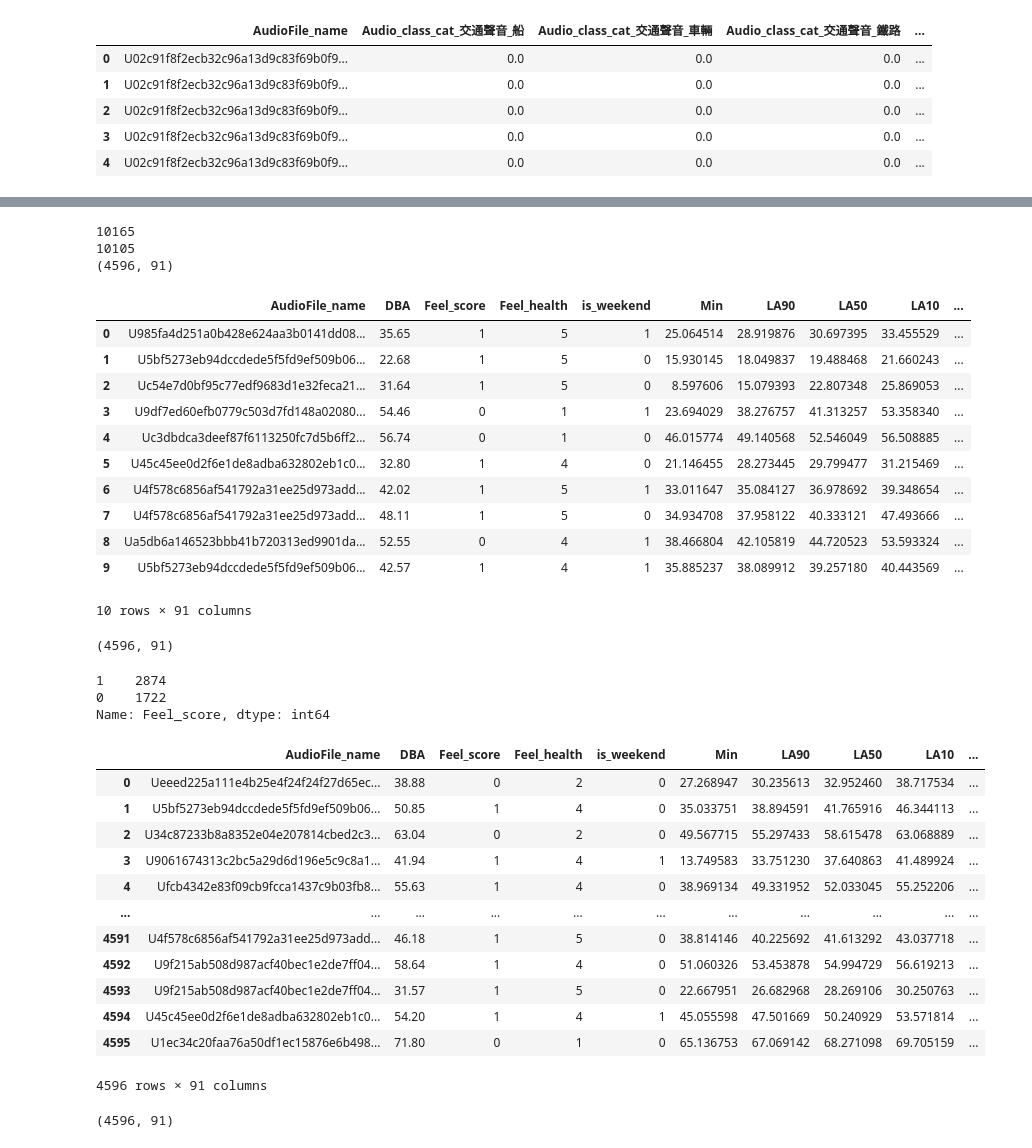
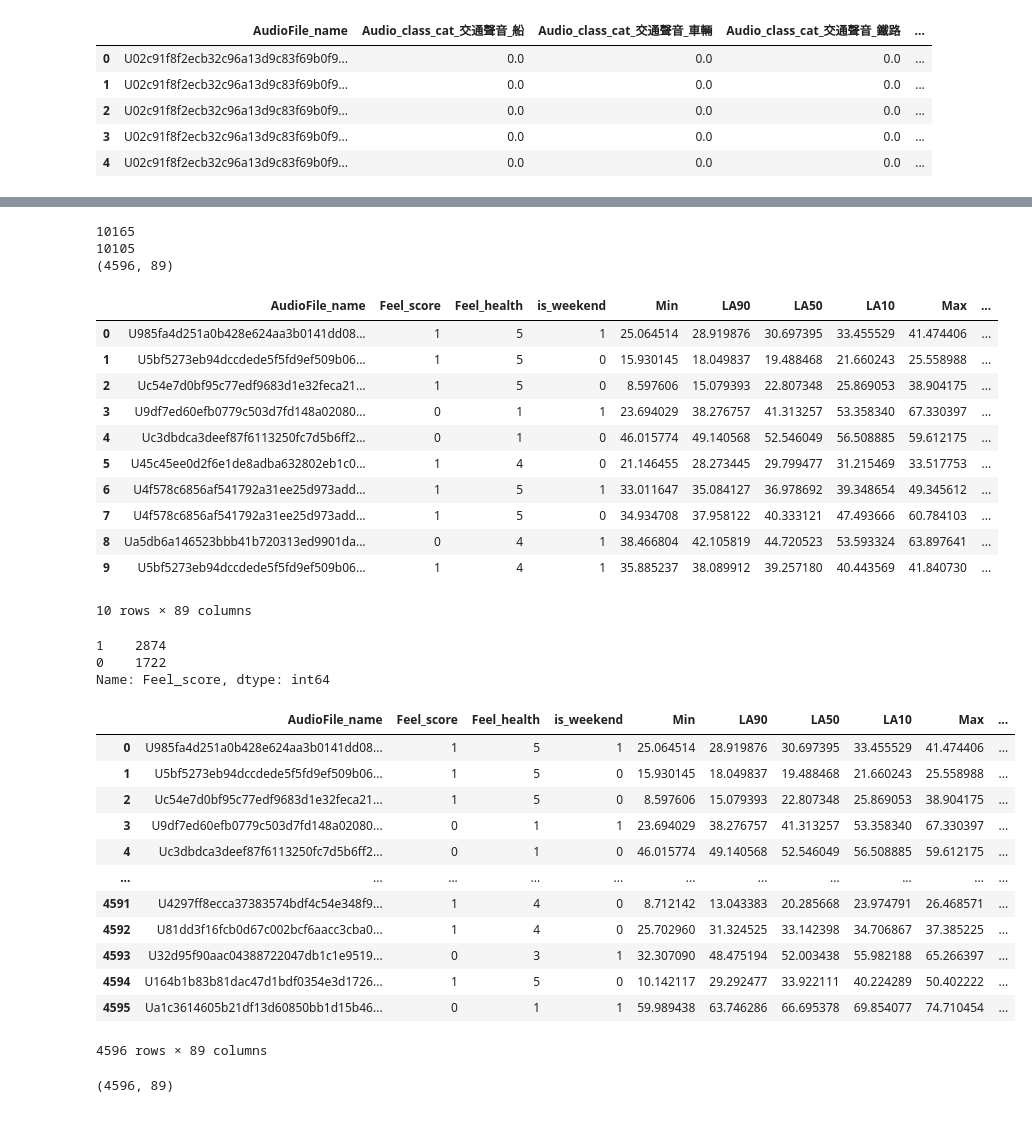
Before and after one commit to DENGRENHAO/Audio_Assessment, a Jupyter notebook: Create_dataset_for_Gradient_Boosting_latest.ipynb, the cells around one changed output, grey strips where cells are left out. Saved outputs shown, nothing was run; the diff lists cells and outputs as text; code cells hidden in the pictures.

```diff
--- a/Create_dataset_for_Gradient_Boosting_latest.ipynb
+++ b/Create_dataset_for_Gradient_Boosting_latest.ipynb
@@ -101,7 +101,7 @@ class_df.head()
 # %%
 df = pd.read_excel(os.path.join(basepath, 'linebot_data20221212.xlsx'))
 # 'Audio_class' will be merge from linebot_data_class.csv
-df = df[['AudioFile_name', 'DBA', 'Feel_score', 'Feel_health', '時', '周末',
+df = df[['AudioFile_name', 'Feel_score', 'Feel_health', '時', '周末',
          'Min', 'LA90', 'LA50', 'LA10', 'Max', 'Leq', 'LA10_LA90', 'MAX_MIN',
          '大於75dB', 'F65_75dB', 'F55_65dB', 'F45_55dB', '小於45dB',
          '大於4kHz', 'F200_4kHz', '小於200Hz', '100Hz', '125Hz', '160Hz', '200Hz', '250Hz', '315Hz',
@@ -149,32 +149,33 @@ df = df.assign(Time_cat=pd.cut(df['Time_cat'],
 
 df = one_hot_encode(df, 'Time_cat')
 df['Time_cat_night'] = df[['Time_cat_night1', 'Time_cat_night2']].max(axis=1)
-df = df.drop(['Time_cat_night1', 'Time_cat_night2'], axis=1)
 
 df = one_hot_encode(df, 'Max_LP')
 df = one_hot_encode(df, 'd_type')
 df = one_hot_encode(df, 'site_location2')
 df = one_hot_encode(df, 'ses_level')
 
+df = df.drop(['Time_cat_night1', 'Time_cat_night2', 'Max_LP_0'], axis=1)
+
 df = df.dropna().sample(frac=1, random_state=pd_random_seed).reset_index(drop=True)
 print(df.shape)
 df.head(10)
 # %% [output]
 10165
 10105
-(4596, 91)
+(4596, 89)
-|  | AudioFile_name | DBA | Feel_score | Feel_health | is_weekend | Min | LA90 | LA50 | LA10 | ... |
-| 0 | U985fa4d251a0b428e624aa3b0141dd08... | 35.65 | 1 | 5 | 1 | 25.064514 | 28.919876 | 30.697395 | 33.455529 | ... |
-| 1 | U5bf5273eb94dccdede5f5fd9ef509b06... | 22.68 | 1 | 5 | 0 | 15.930145 | 18.049837 | 19.488468 | 21.660243 | ... |
-| 2 | Uc54e7d0bf95c77edf9683d1e32feca21... | 31.64 | 1 | 5 | 0 | 8.597606 | 15.079393 | 22.807348 | 25.869053 | ... |
-| 3 | U9df7ed60efb0779c503d7fd148a02080... | 54.46 | 0 | 1 | 1 | 23.694029 | 38.276757 | 41.313257 | 53.358340 | ... |
-| 4 | Uc3dbdca3deef87f6113250fc7d5b6ff2... | 56.74 | 0 | 1 | 0 | 46.015774 | 49.140568 | 52.546049 | 56.508885 | ... |
-| 5 | U45c45ee0d2f6e1de8adba632802eb1c0... | 32.80 | 1 | 4 | 0 | 21.146455 | 28.273445 | 29.799477 | 31.215469 | ... |
-| 6 | U4f578c6856af541792a31ee25d973add... | 42.02 | 1 | 5 | 1 | 33.011647 | 35.084127 | 36.978692 | 39.348654 | ... |
-| 7 | U4f578c6856af541792a31ee25d973add... | 48.11 | 1 | 5 | 0 | 34.934708 | 37.958122 | 40.333121 | 47.493666 | ... |
-| 8 | Ua5db6a146523bbb41b720313ed9901da... | 52.55 | 0 | 4 | 1 | 38.466804 | 42.105819 | 44.720523 | 53.593324 | ... |
-| 9 | U5bf5273eb94dccdede5f5fd9ef509b06... | 42.57 | 1 | 4 | 1 | 35.885237 | 38.089912 | 39.257180 | 40.443569 | ... |
+|  | AudioFile_name | Feel_score | Feel_health | is_weekend | Min | LA90 | LA50 | LA10 | Max | ... |
+| 0 | U985fa4d251a0b428e624aa3b0141dd08... | 1 | 5 | 1 | 25.064514 | 28.919876 | 30.697395 | 33.455529 | 41.474406 | ... |
+| 1 | U5bf5273eb94dccdede5f5fd9ef509b06... | 1 | 5 | 0 | 15.930145 | 18.049837 | 19.488468 | 21.660243 | 25.558988 | ... |
+| 2 | Uc54e7d0bf95c77edf9683d1e32feca21... | 1 | 5 | 0 | 8.597606 | 15.079393 | 22.807348 | 25.869053 | 38.904175 | ... |
+| 3 | U9df7ed60efb0779c503d7fd148a02080... | 0 | 1 | 1 | 23.694029 | 38.276757 | 41.313257 | 53.358340 | 67.330397 | ... |
+| 4 | Uc3dbdca3deef87f6113250fc7d5b6ff2... | 0 | 1 | 0 | 46.015774 | 49.140568 | 52.546049 | 56.508885 | 59.612175 | ... |
+| 5 | U45c45ee0d2f6e1de8adba632802eb1c0... | 1 | 4 | 0 | 21.146455 | 28.273445 | 29.799477 | 31.215469 | 33.517753 | ... |
+| 6 | U4f578c6856af541792a31ee25d973add... | 1 | 5 | 1 | 33.011647 | 35.084127 | 36.978692 | 39.348654 | 49.345612 | ... |
+| 7 | U4f578c6856af541792a31ee25d973add... | 1 | 5 | 0 | 34.934708 | 37.958122 | 40.333121 | 47.493666 | 60.784103 | ... |
+| 8 | Ua5db6a146523bbb41b720313ed9901da... | 0 | 4 | 1 | 38.466804 | 42.105819 | 44.720523 | 53.593324 | 63.897641 | ... |
+| 9 | U5bf5273eb94dccdede5f5fd9ef509b06... | 1 | 4 | 1 | 35.885237 | 38.089912 | 39.257180 | 40.443569 | 41.840730 | ... |
-10 rows × 91 columns
+10 rows × 89 columns
 # %%
 # from scipy.io import wavfile as wav
 # from scipy.fft import *
@@ -275,7 +276,7 @@ df.head(10)
 # df = df.dropna()
 # df.head()
 # %%
-print(df.shape)
+# print(df.shape)
 # g = df.groupby('Feel_score')
 # print(g.size())
 # df = g.apply(lambda x: x.sample(g.size().min())).reset_index(drop=True)
@@ -303,33 +304,31 @@ print(df.shape)
 # df = pd.concat([df_0, c1], axis=0)
 # print(df.shape)
 # df
-# %% [output]
-(4596, 91)
 # %%
 print(df.Feel_score.value_counts())
-df = df.sample(frac=1, random_state=pd_random_seed).reset_index(drop=True)
+# df = df.sample(frac=1, random_state=pd_random_seed).reset_index(drop=True)
 df
 # %% [output]
 1    2874
 0    1722
 Name: Feel_score, dtype: int64
-|  | AudioFile_name | DBA | Feel_score | Feel_health | is_weekend | Min | LA90 | LA50 | LA10 | ... |
-| 0 | Ueeed225a111e4b25e4f24f24f27d65ec... | 38.88 | 0 | 2 | 0 | 27.268947 | 30.235613 | 32.952460 | 38.717534 | ... |
-| 1 | U5bf5273eb94dccdede5f5fd9ef509b06... | 50.85 | 1 | 4 | 0 | 35.033751 | 38.894591 | 41.765916 | 46.344113 | ... |
-| 2 | U34c87233b8a8352e04e207814cbed2c3... | 63.04 | 0 | 2 | 0 | 49.567715 | 55.297433 | 58.615478 | 63.068889 | ... |
-| 3 | U9061674313c2bc5a29d6d196e5c9c8a1... | 41.94 | 1 | 4 | 1 | 13.749583 | 33.751230 | 37.640863 | 41.489924 | ... |
-| 4 | Ufcb4342e83f09cb9fcca1437c9b03fb8... | 55.63 | 1 | 4 | 0 | 38.969134 | 49.331952 | 52.033045 | 55.252206 | ... |
+|  | AudioFile_name | Feel_score | Feel_health | is_weekend | Min | LA90 | LA50 | LA10 | Max | ... |
+| 0 | U985fa4d251a0b428e624aa3b0141dd08... | 1 | 5 | 1 | 25.064514 | 28.919876 | 30.697395 | 33.455529 | 41.474406 | ... |
+| 1 | U5bf5273eb94dccdede5f5fd9ef509b06... | 1 | 5 | 0 | 15.930145 | 18.049837 | 19.488468 | 21.660243 | 25.558988 | ... |
+| 2 | Uc54e7d0bf95c77edf9683d1e32feca21... | 1 | 5 | 0 | 8.597606 | 15.079393 | 22.807348 | 25.869053 | 38.904175 | ... |
+| 3 | U9df7ed60efb0779c503d7fd148a02080... | 0 | 1 | 1 | 23.694029 | 38.276757 | 41.313257 | 53.358340 | 67.330397 | ... |
+| 4 | Uc3dbdca3deef87f6113250fc7d5b6ff2... | 0 | 1 | 0 | 46.015774 | 49.140568 | 52.546049 | 56.508885 | 59.612175 | ... |
 | ... | ... | ... | ... | ... | ... | ... | ... | ... | ... | ... |
-| 4591 | U4f578c6856af541792a31ee25d973add... | 46.18 | 1 | 5 | 0 | 38.814146 | 40.225692 | 41.613292 | 43.037718 | ... |
-| 4592 | U9f215ab508d987acf40bec1e2de7ff04... | 58.64 | 1 | 4 | 0 | 51.060326 | 53.453878 | 54.994729 | 56.619213 | ... |
-| 4593 | U9f215ab508d987acf40bec1e2de7ff04... | 31.57 | 1 | 5 | 0 | 22.667951 | 26.682968 | 28.269106 | 30.250763 | ... |
-| 4594 | U45c45ee0d2f6e1de8adba632802eb1c0... | 54.20 | 1 | 4 | 1 | 45.055598 | 47.501669 | 50.240929 | 53.571814 | ... |
-| 4595 | U1ec34c20faa76a50df1ec15876e6b498... | 71.80 | 0 | 1 | 0 | 65.136753 | 67.069142 | 68.271098 | 69.705159 | ... |
+| 4591 | U4297ff8ecca37383574bdf4c54e348f9... | 1 | 4 | 0 | 8.712142 | 13.043383 | 20.285668 | 23.974791 | 26.468571 | ... |
+| 4592 | U81dd3f16fcb0d67c002bcf6aacc3cba0... | 1 | 4 | 0 | 25.702960 | 31.324525 | 33.142398 | 34.706867 | 37.385225 | ... |
+| 4593 | U32d95f90aac04388722047db1c1e9519... | 0 | 3 | 1 | 32.307090 | 48.475194 | 52.003438 | 55.982188 | 65.266397 | ... |
+| 4594 | U164b1b83b81dac47d1bdf0354e3d1726... | 1 | 5 | 0 | 10.142117 | 29.292477 | 33.922111 | 40.224289 | 50.402222 | ... |
+| 4595 | Ua1c3614605b21df13d60850bb1d15b46... | 0 | 1 | 1 | 59.989438 | 63.746286 | 66.695378 | 69.854077 | 74.710454 | ... |
-4596 rows × 91 columns
+4596 rows × 89 columns
 # %%
 print(df.shape)
 # %% [output]
-(4596, 91)
+(4596, 89)
 # %%
 for i, c in enumerate(df.columns):
     print(i, c)
```
Also changed, not shown: parts of 5 cells of this notebook.
